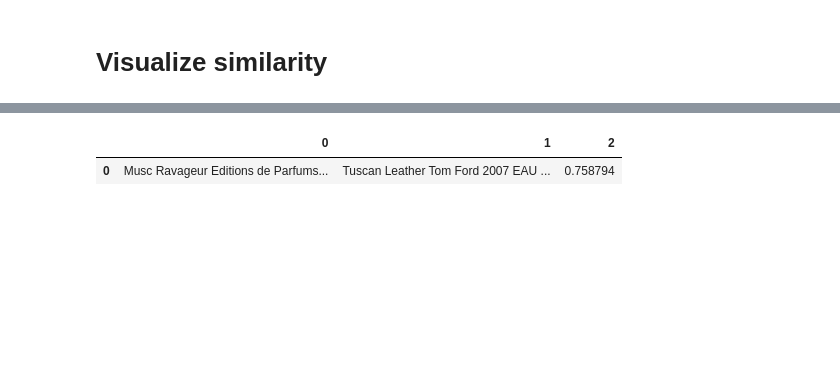
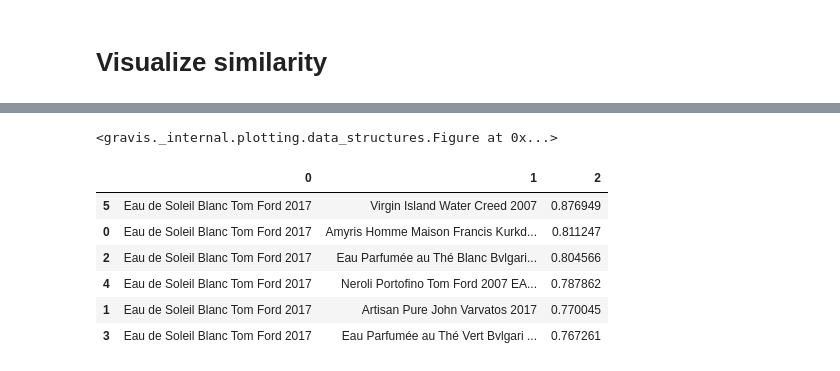
Before and after one commit to wbaker23/fragscrape, a Jupyter notebook: notebooks/parfumo.ipynb, the cells around one changed output, grey strips where cells are left out. Cells and saved outputs as stored; diff of their text form; code cells hidden in the pictures; blank space fills up the shorter version.

```diff
--- a/notebooks/parfumo.ipynb
+++ b/notebooks/parfumo.ipynb
@@ -218,9 +3,37 @@ Communities: 4
+# %%
+import networkx as nx
+import gravis as gv
+import json
+
+with open("../graph.json", "r") as f:
+    net = nx.node_link_graph(json.load(f), multigraph=False)
+
+# Display visualization
+gv.d3(
+    net,
+    graph_height=700,
+    use_edge_size_normalization=True,
+    edge_size_data_source="weight",
+    use_node_size_normalization=True,
+    node_size_data_source="pagerank",
+    show_node_label=True,
+    many_body_force_strength=-300,
+)
+# %% [output]
+<gravis._internal.plotting.data_structures.Figure at 0x...>
 # %%
-node_to_search = "Musc Ravageur Editions de Parfums Frédéric Malle 2000"
+import pandas as pd
+
+node_to_search = "Eau de Soleil Blanc Tom Ford 2017"
 connected_edges = pd.DataFrame(
     (e[0], e[1], e[2]["weight"]) for e in net.edges([node_to_search], data=True)
 ).sort_values(2, ascending=False)
 connected_edges
 # %% [output]
 |  | 0 | 1 | 2 |
-| 0 | Musc Ravageur Editions de Parfums... | Tuscan Leather Tom Ford 2007 EAU ... | 0.758794 |
+| 5 | Eau de Soleil Blanc Tom Ford 2017 | Virgin Island Water Creed 2007 | 0.876949 |
+| 0 | Eau de Soleil Blanc Tom Ford 2017 | Amyris Homme Maison Francis Kurkd... | 0.811247 |
+| 2 | Eau de Soleil Blanc Tom Ford 2017 | Eau Parfumée au Thé Blanc Bvlgari... | 0.804566 |
+| 4 | Eau de Soleil Blanc Tom Ford 2017 | Neroli Portofino Tom Ford 2007 EA... | 0.787862 |
+| 1 | Eau de Soleil Blanc Tom Ford 2017 | Artisan Pure John Varvatos 2017 | 0.770045 |
+| 3 | Eau de Soleil Blanc Tom Ford 2017 | Eau Parfumée au Thé Vert Bvlgari ... | 0.767261 |
```
Also changed, not shown: parts of 9 cells of this notebook, 3 other files.
